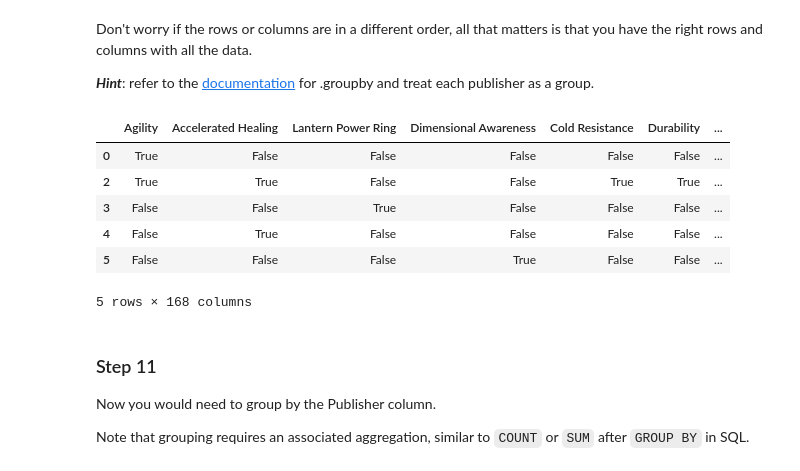
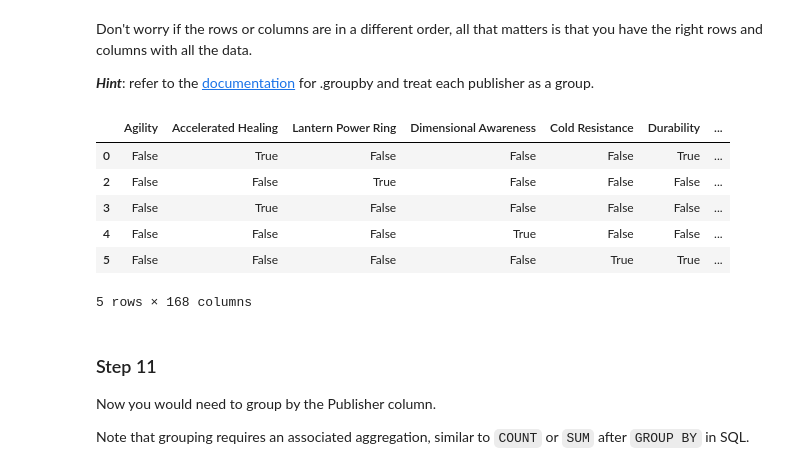
Before and after one commit to shee2001/DS_Course0_Week1_Module5_DataPy, a Jupyter notebook: DS_Course0_Week1_Module5_DataPy.ipynb, the cells around one changed output. Cells and saved outputs as stored; diff of their text form; code cells hidden in the pictures.

```diff
--- a/DS_Course0_Week1_Module5_DataPy.ipynb
+++ b/DS_Course0_Week1_Module5_DataPy.ipynb
@@ -342,7 +342,7 @@ Now create the `heroes_and_powers_df` DataFrame by combining the `powers_df_tran
 # Replace None with appropriate code
 
 # Merge the two DataFrames on name
-heroes_and_powers_df = heroes_df.merge(powers_df_transposed, left_index=True, right_index=True, how='inner')
+heroes_and_powers_df = heroes_df.merge(powers_df_transposed, on='name', how='inner')
 # %% [markdown]
 Now that we have created a joined DataFrame, we can aggregate the number of superpowers by superhero. This code is written for you:
 # %%
@@ -526,32 +526,32 @@ Don't worry if the rows or columns are in a different order, all that matters is
 # %%
 # CodeGrade step10
 # Replace None with appropriate code
 
 # Copy of the heroes_and_powers_df named question_3_df to use
 question_3_df = heroes_and_powers_df.copy()
 
 # Drop rows and columns that we know are irrelevant, leave only rows with the relevant publishers
-question_3_df = question_3_df[question_3_df['Publisher'].isin(['Marvel Comics', 'DC Comics'])]
+question_3_df = question_3_df[(question_3_df['Publisher'].isin(['Marvel Comics', 'DC Comics'])) &(question_3_df[list(powers_df.index)].sum(axis=1) > 0)]
 
 # Only columns needed are the Publisher and Superpower columns
 # Get all superpower names as a list of strings
 relevant_columns = list(powers_df.index)
 
 # Add the Publisher column to the list of relevant columns
 relevant_columns.append('Publisher')
 
 # Subset the DataFrame to only the relevant columns
 question_3_df = question_3_df[relevant_columns]
 
 # Check changes by viewing the DataFrame
 question_3_df.head()
 # %% [output]
 |  | Agility | Accelerated Healing | Lantern Power Ring | Dimensional Awareness | Cold Resistance | Durability | ... |
-| 0 | True | False | False | False | False | False | ... |
-| 2 | True | True | False | False | True | True | ... |
-| 3 | False | False | True | False | False | False | ... |
-| 4 | False | True | False | False | False | False | ... |
-| 5 | False | False | False | True | False | False | ... |
+| 0 | False | True | False | False | False | True | ... |
+| 2 | False | False | True | False | False | False | ... |
+| 3 | False | True | False | False | False | False | ... |
+| 4 | False | False | False | True | False | False | ... |
+| 5 | False | False | False | False | True | True | ... |
 5 rows × 168 columns
 # %% [markdown]
 ### Step 11
```
Also changed, not shown: parts of 12 cells of this notebook.
